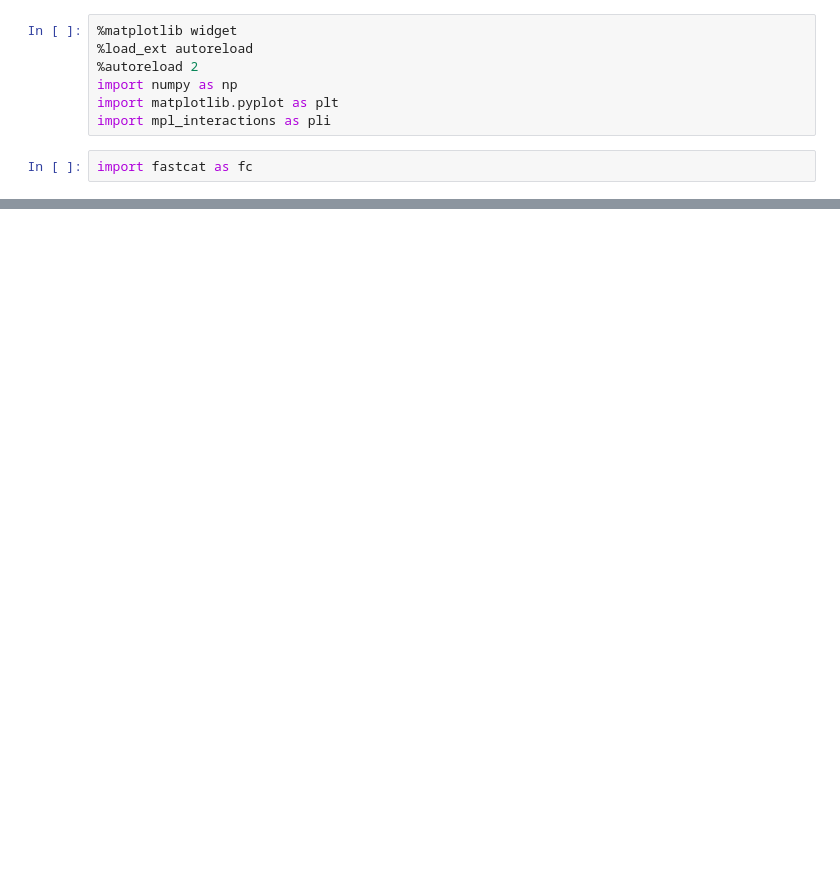
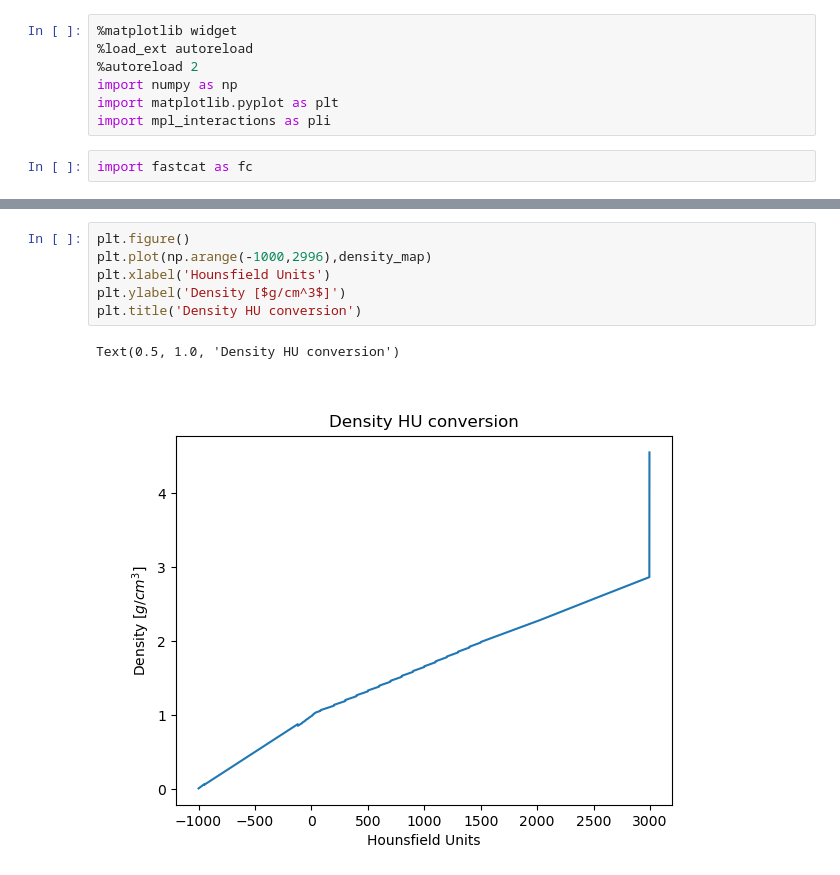
Before and after one commit to jerichooconnell/fastcat, a Jupyter notebook: examples/patient_data/dicom2mhd.ipynb, the cells around one changed output, grey strips where cells are left out. Cells and saved outputs as stored; diff of their text form; blank space fills up the shorter version.

```diff
--- a/examples/patient_data/dicom2mhd.ipynb
+++ b/examples/patient_data/dicom2mhd.ipynb
@@ -175,0 +57,9 @@ plt.plot([256,768,2560],[360,90,29])
+# %%
+plt.figure()
+plt.plot(np.arange(-1000,2996),density_map)
+plt.xlabel('Hounsfield Units')
+plt.ylabel('Density [$g/cm^3$]')
+plt.title('Density HU conversion')
+# %% [output]
+Text(0.5, 1.0, 'Density HU conversion')
+[figure, added]
```
Also changed, not shown: parts of 15 cells of this notebook.
